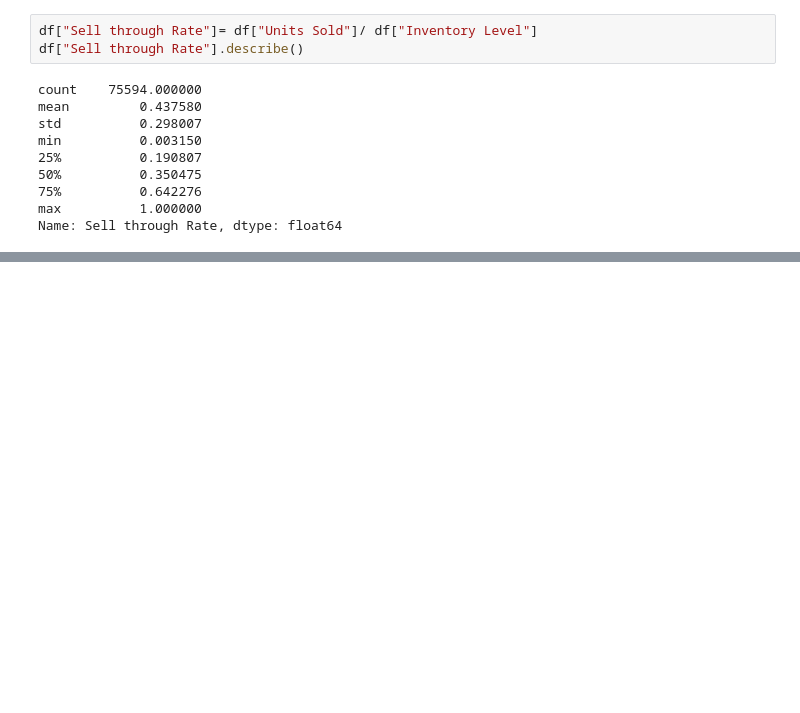
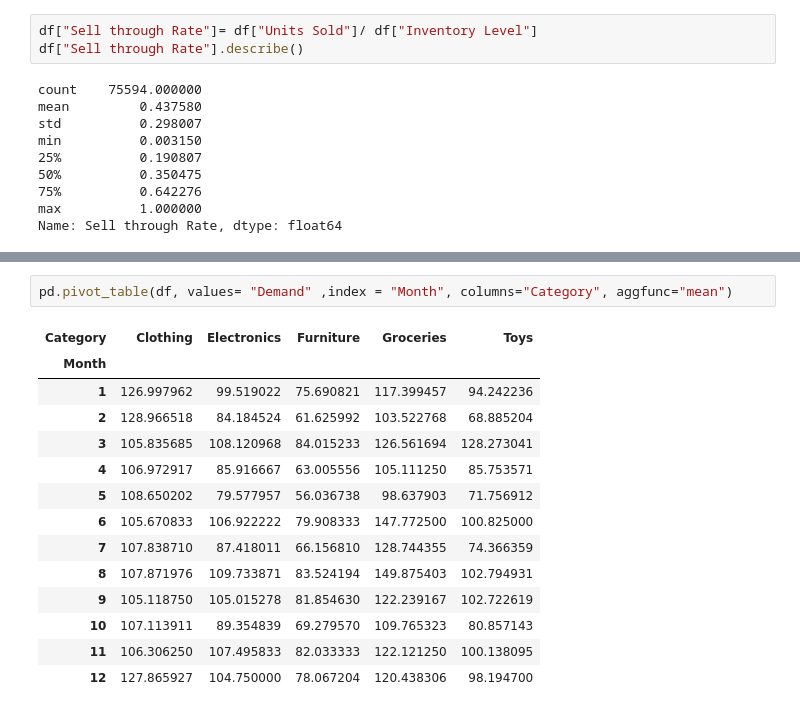
Before and after one commit to nayeem29dse/Demand-Forecast-model-with-streamlit-deployment, a Jupyter notebook: analysis.ipynb, the cells around one changed output, grey strips where cells are left out. Cells and saved outputs as stored; diff of their text form; blank space fills up the shorter version.

```diff
--- a/analysis.ipynb
+++ b/analysis.ipynb
@@ -179,0 +220,17 @@ Name: Sell through Rate, dtype: float64
+# %%
+pd.pivot_table(df, values= "Demand" ,index = "Month", columns="Category", aggfunc="mean")
+# %% [output]
+| Category | Clothing | Electronics | Furniture | Groceries | Toys |
+| Month |  |  |  |  |  |
+| 1 | 126.997962 | 99.519022 | 75.690821 | 117.399457 | 94.242236 |
+| 2 | 128.966518 | 84.184524 | 61.625992 | 103.522768 | 68.885204 |
+| 3 | 105.835685 | 108.120968 | 84.015233 | 126.561694 | 128.273041 |
+| 4 | 106.972917 | 85.916667 | 63.005556 | 105.111250 | 85.753571 |
+| 5 | 108.650202 | 79.577957 | 56.036738 | 98.637903 | 71.756912 |
+| 6 | 105.670833 | 106.922222 | 79.908333 | 147.772500 | 100.825000 |
+| 7 | 107.838710 | 87.418011 | 66.156810 | 128.744355 | 74.366359 |
+| 8 | 107.871976 | 109.733871 | 83.524194 | 149.875403 | 102.794931 |
+| 9 | 105.118750 | 105.015278 | 81.854630 | 122.239167 | 102.722619 |
+| 10 | 107.113911 | 89.354839 | 69.279570 | 109.765323 | 80.857143 |
+| 11 | 106.306250 | 107.495833 | 82.033333 | 122.121250 | 100.138095 |
+| 12 | 127.865927 | 104.750000 | 78.067204 | 120.438306 | 98.194700 |
```
Also changed, not shown: parts of 4 cells of this notebook.
